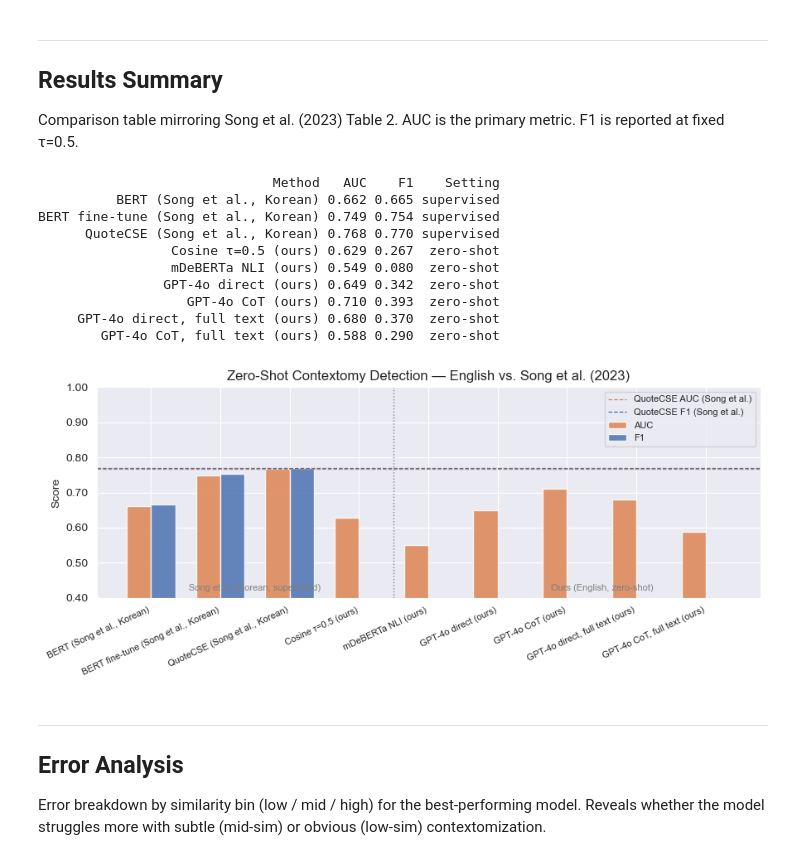
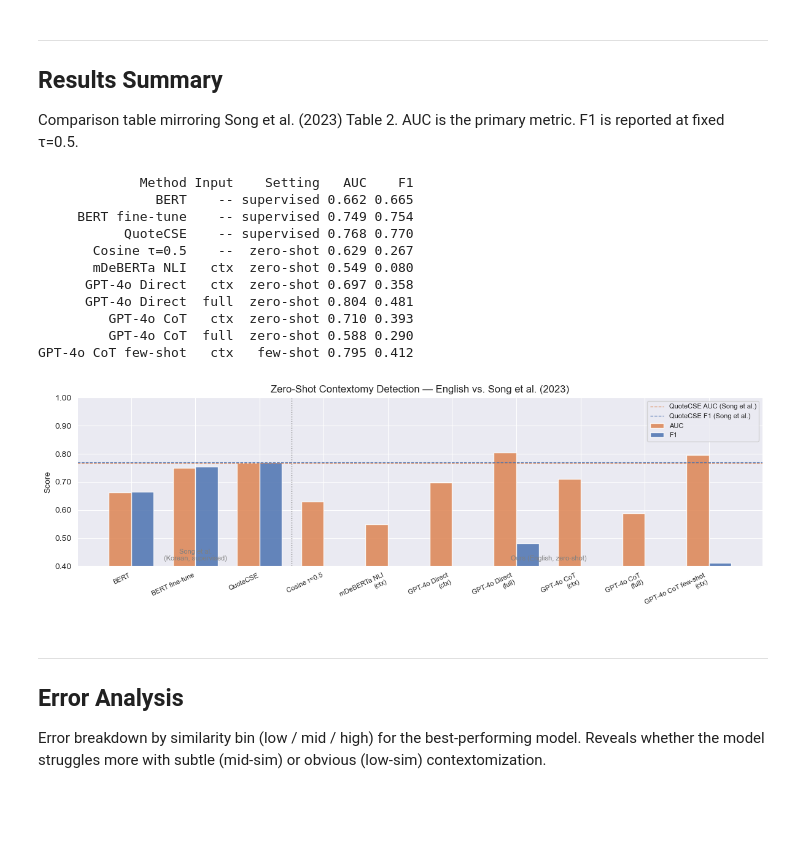
Before and after one commit to alexandraholik/MSc_Thesis, a Jupyter notebook: 04_detection.ipynb, the cells around one changed output. Saved outputs shown, nothing was run; the diff lists cells and outputs as text; code cells hidden in the pictures; blank space fills up the shorter version.

Commit message:
korean models testing with different setups

```diff
--- a/04_detection.ipynb
+++ b/04_detection.ipynb
@@ -431,54 +546,63 @@ contextomized       0.19      0.67      0.29        15
 Comparison table mirroring Song et al. (2023) Table 2. AUC is the primary metric. F1 is reported at fixed τ=0.5.
 # %%
 results = pd.DataFrame([
-    {'Method': 'BERT (Song et al., Korean)',           'AUC': 0.662, 'F1': 0.665, 'Setting': 'supervised'},
-    {'Method': 'BERT fine-tune (Song et al., Korean)', 'AUC': 0.749, 'F1': 0.754, 'Setting': 'supervised'},
-    {'Method': 'QuoteCSE (Song et al., Korean)',       'AUC': 0.768, 'F1': 0.770, 'Setting': 'supervised'},
-    {'Method': 'Cosine τ=0.5 (ours)',                  'AUC': round(cosine_auc, 3), 'F1': round(cosine_f1, 3), 'Setting': 'zero-shot'},
-    {'Method': 'mDeBERTa NLI (ours)',                  'AUC': round(nli_auc, 3),    'F1': round(nli_f1, 3),    'Setting': 'zero-shot'},
-    {'Method': 'GPT-4o direct (ours)',                 'AUC': round(gpt_auc, 3),    'F1': round(gpt_f1, 3),    'Setting': 'zero-shot'},
-    {'Method': 'GPT-4o CoT (ours)',                    'AUC': round(cot_auc, 3),    'F1': round(cot_f1, 3),    'Setting': 'zero-shot'},
-    {'Method': 'GPT-4o direct, full text (ours)',  'AUC': round(gpt_full_auc, 3), 'F1': round(gpt_full_f1, 3), 'Setting': 'zero-shot'},
-    {'Method': 'GPT-4o CoT, full text (ours)',      'AUC': round(cot_full_auc, 3), 'F1': round(cot_full_f1, 3), 'Setting': 'zero-shot'},
+    # ── Song et al. supervised baselines (Korean test set, for reference) ────
+    {'Method': 'BERT',            'Input': '--',   'Setting': 'supervised', 'AUC': 0.662, 'F1': 0.665},
+    {'Method': 'BERT fine-tune',  'Input': '--',   'Setting': 'supervised', 'AUC': 0.749, 'F1': 0.754},
+    {'Method': 'QuoteCSE',        'Input': '--',   'Setting': 'supervised', 'AUC': 0.768, 'F1': 0.770},
+    # ── Our zero-shot approaches (English evaluation set) ────────────────────
+    {'Method': 'Cosine τ=0.5',        'Input': '--',   'Setting': 'zero-shot', 'AUC': round(cosine_auc, 3),    'F1': round(cosine_f1, 3)},
+    {'Method': 'mDeBERTa NLI',        'Input': 'ctx',  'Setting': 'zero-shot', 'AUC': round(nli_auc, 3),       'F1': round(nli_f1, 3)},
+    {'Method': 'GPT-4o Direct',       'Input': 'ctx',  'Setting': 'zero-shot', 'AUC': round(gpt_auc, 3),       'F1': round(gpt_f1, 3)},
+    {'Method': 'GPT-4o Direct',       'Input': 'full', 'Setting': 'zero-shot', 'AUC': round(gpt_full_auc, 3),  'F1': round(gpt_full_f1, 3)},
+    {'Method': 'GPT-4o CoT',          'Input': 'ctx',  'Setting': 'zero-shot', 'AUC': round(cot_auc, 3),       'F1': round(cot_f1, 3)},
+    {'Method': 'GPT-4o CoT',          'Input': 'full', 'Setting': 'zero-shot', 'AUC': round(cot_full_auc, 3),  'F1': round(cot_full_f1, 3)},
+    {'Method': 'GPT-4o CoT few-shot', 'Input': 'ctx',  'Setting': 'few-shot', 'AUC': round(fewshot_auc, 3),   'F1': round(fewshot_f1, 3)},
 ])
 
 print(results.to_string(index=False))
 # %% [output]
-                              Method   AUC    F1    Setting
-          BERT (Song et al., Korean) 0.662 0.665 supervised
-BERT fine-tune (Song et al., Korean) 0.749 0.754 supervised
-      QuoteCSE (Song et al., Korean) 0.768 0.770 supervised
-                 Cosine τ=0.5 (ours) 0.629 0.267  zero-shot
-                 mDeBERTa NLI (ours) 0.549 0.080  zero-shot
-                GPT-4o direct (ours) 0.649 0.342  zero-shot
-                   GPT-4o CoT (ours) 0.710 0.393  zero-shot
-     GPT-4o direct, full text (ours) 0.680 0.370  zero-shot
-        GPT-4o CoT, full text (ours) 0.588 0.290  zero-shot
+             Method Input    Setting   AUC    F1
+               BERT    -- supervised 0.662 0.665
+     BERT fine-tune    -- supervised 0.749 0.754
+           QuoteCSE    -- supervised 0.768 0.770
+       Cosine τ=0.5    --  zero-shot 0.629 0.267
+       mDeBERTa NLI   ctx  zero-shot 0.549 0.080
+      GPT-4o Direct   ctx  zero-shot 0.697 0.358
+      GPT-4o Direct  full  zero-shot 0.804 0.481
+         GPT-4o CoT   ctx  zero-shot 0.710 0.393
+         GPT-4o CoT  full  zero-shot 0.588 0.290
+GPT-4o CoT few-shot   ctx   few-shot 0.795 0.412
 # %%
-fig, ax = plt.subplots(figsize=(9, 4))
+fig, ax = plt.subplots(figsize=(12, 4))  # slightly wider for 10 bars
 x, w = np.arange(len(results)), 0.35
 
 ax.bar(x - w/2, results['AUC'], w, label='AUC', color='#DD8452', alpha=0.85)
 ax.bar(x + w/2, results['F1'],  w, label='F1',  color='#4C72B0', alpha=0.85)
 
 ax.axhline(0.768, color='#DD8452', linestyle='--', linewidth=0.9, label='QuoteCSE AUC (Song et al.)')
 ax.axhline(0.770, color='#4C72B0', linestyle='--', linewidth=0.9, label='QuoteCSE F1 (Song et al.)')
-ax.axvline(3.5, color='grey', linestyle=':', linewidth=1)
-ax.text(1.5, 0.42, 'Song et al. (Korean, supervised)', ha='center', fontsize=8, color='grey')
-ax.text(6.5, 0.42, 'Ours (English, zero-shot)', ha='center', fontsize=8, color='grey')
+ax.axvline(2.5, color='grey', linestyle=':', linewidth=1)
+ax.text(1.0, 0.42, 'Song et al.\n(Korean, supervised)', ha='center', fontsize=8, color='grey')
+ax.text(6.5, 0.42, 'Ours (English, zero-shot)', ha='center', fontsize=8, color='grey')  # was 6.0
+
+tick_labels = [
+    f"{row['Method']}\n({row['Input']})" if row['Input'] != '--' else row['Method']
+    for _, row in results.iterrows()
+]
 
 ax.set_xticks(x)
-ax.set_xticklabels(results['Method'], rotation=25, ha='right', fontsize=8)
+ax.set_xticklabels(tick_labels, rotation=25, ha='right', fontsize=8)
 ax.set_ylim(0.4, 1.0)
 ax.yaxis.set_major_formatter(mticker.FormatStrFormatter('%.2f'))
 ax.set_ylabel('Score')
 ax.set_title('Zero-Shot Contextomy Detection — English vs. Song et al. (2023)')
 ax.legend(fontsize=8)
 plt.tight_layout()
 plt.savefig('data/results_comparison.png', dpi=150)
 plt.show()
 # %% [output]
-[figure, old version]
+[figure, new version]
 # %% [markdown]
 ---
 ## Error Analysis
```
Also changed, not shown: parts of 13 cells of this notebook, 2 other files.
